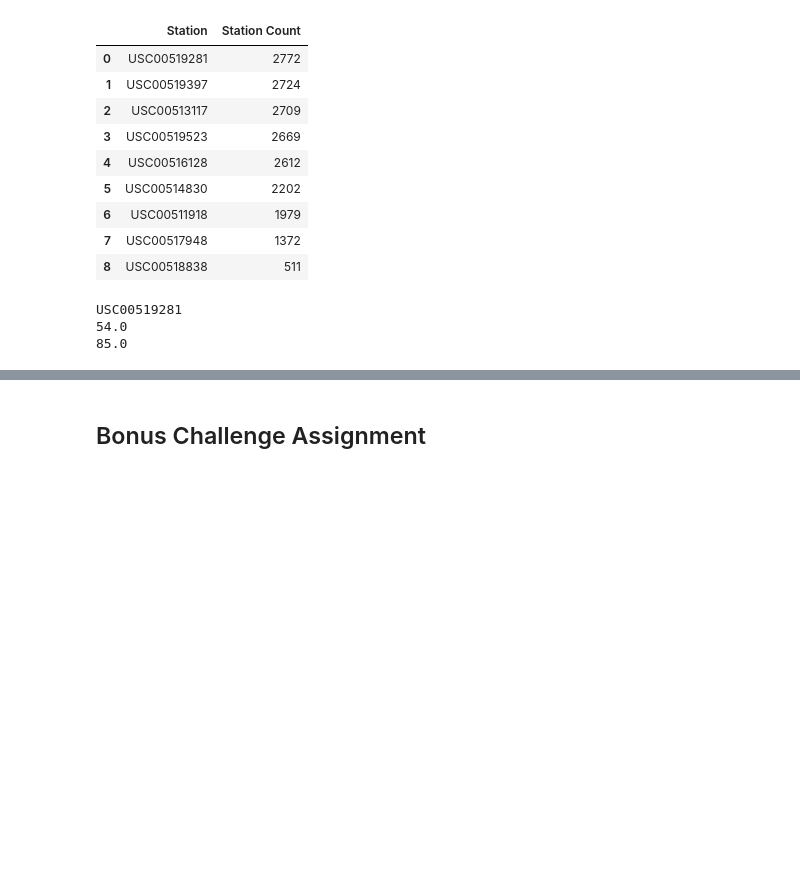
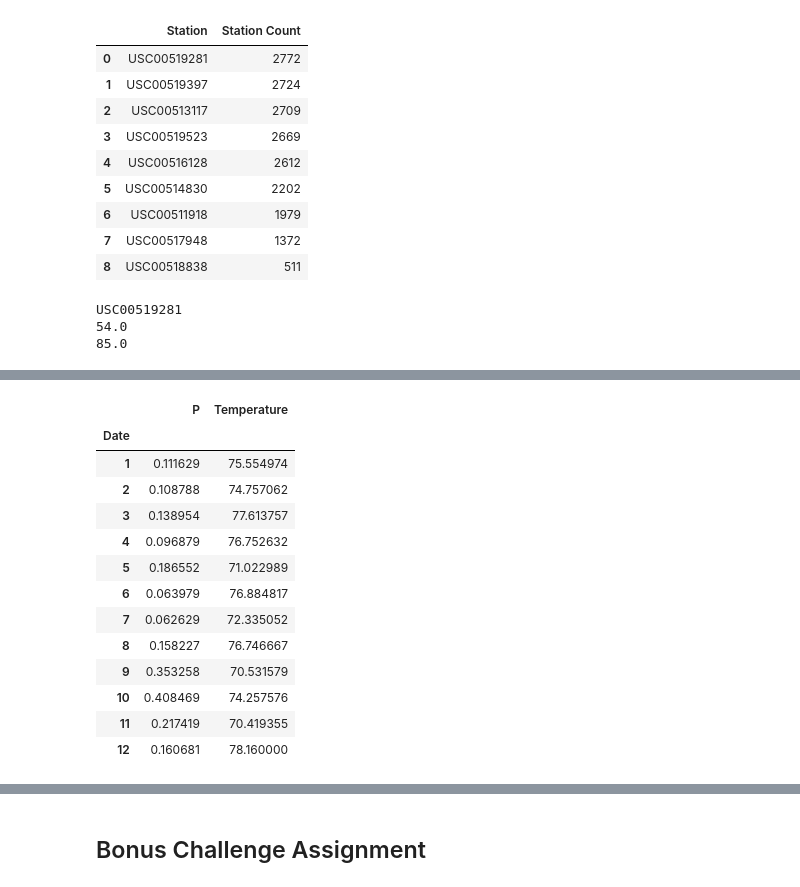
Before and after one commit to annmcnamara/sqlalchemy-challenge, a Jupyter notebook: climate_starter.ipynb, the cells around one changed output, grey strips where cells are left out. Saved outputs shown, nothing was run; the diff lists cells and outputs as text; code cells hidden in the pictures; blank space fills up the shorter version.

```diff
--- a/climate_starter.ipynb
+++ b/climate_starter.ipynb
@@ -222 +263,19 @@ my_df
+# %%
+ddf = temperature_obs_df.groupby(pd.DatetimeIndex(df.index).month).mean()
+ddf
+# %% [output]
+|  | P | Temperature |
+| Date |  |  |
+| 1 | 0.111629 | 75.554974 |
+| 2 | 0.108788 | 74.757062 |
+| 3 | 0.138954 | 77.613757 |
+| 4 | 0.096879 | 76.752632 |
+| 5 | 0.186552 | 71.022989 |
+| 6 | 0.063979 | 76.884817 |
+| 7 | 0.062629 | 72.335052 |
+| 8 | 0.158227 | 76.746667 |
+| 9 | 0.353258 | 70.531579 |
+| 10 | 0.408469 | 74.257576 |
+| 11 | 0.217419 | 70.419355 |
+| 12 | 0.160681 | 78.160000 |
 # %%
```
Also changed, not shown: parts of 12 cells of this notebook.
